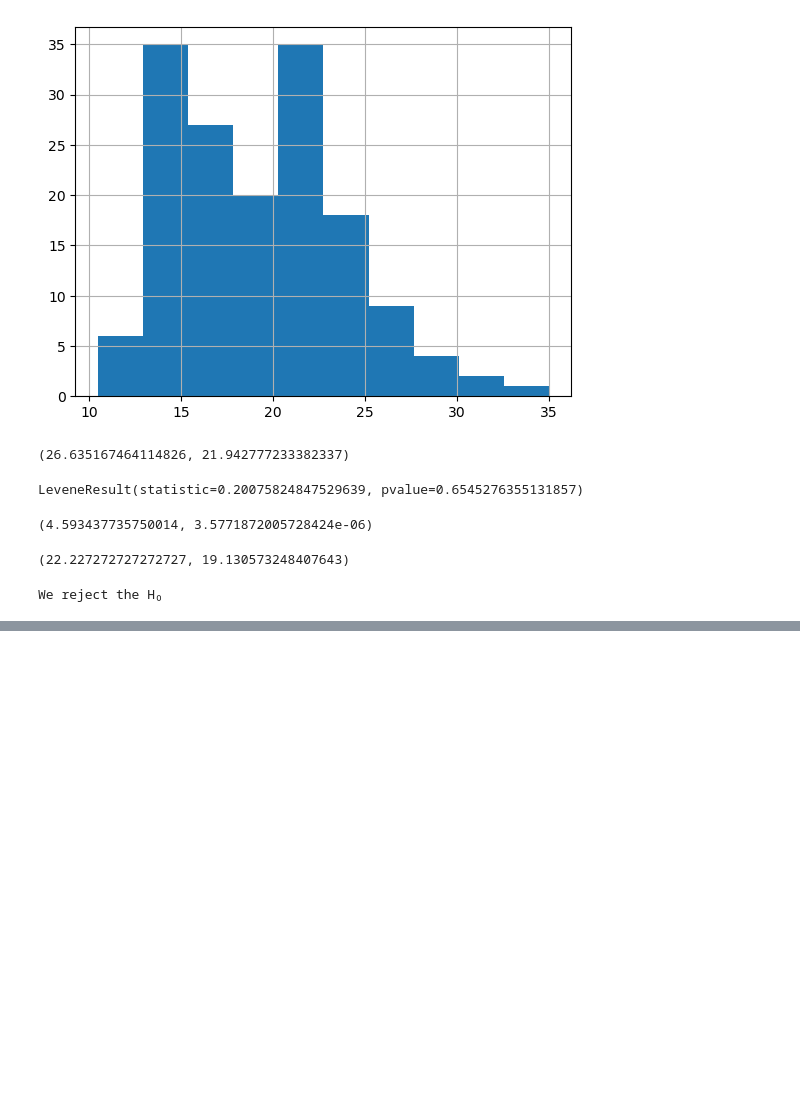
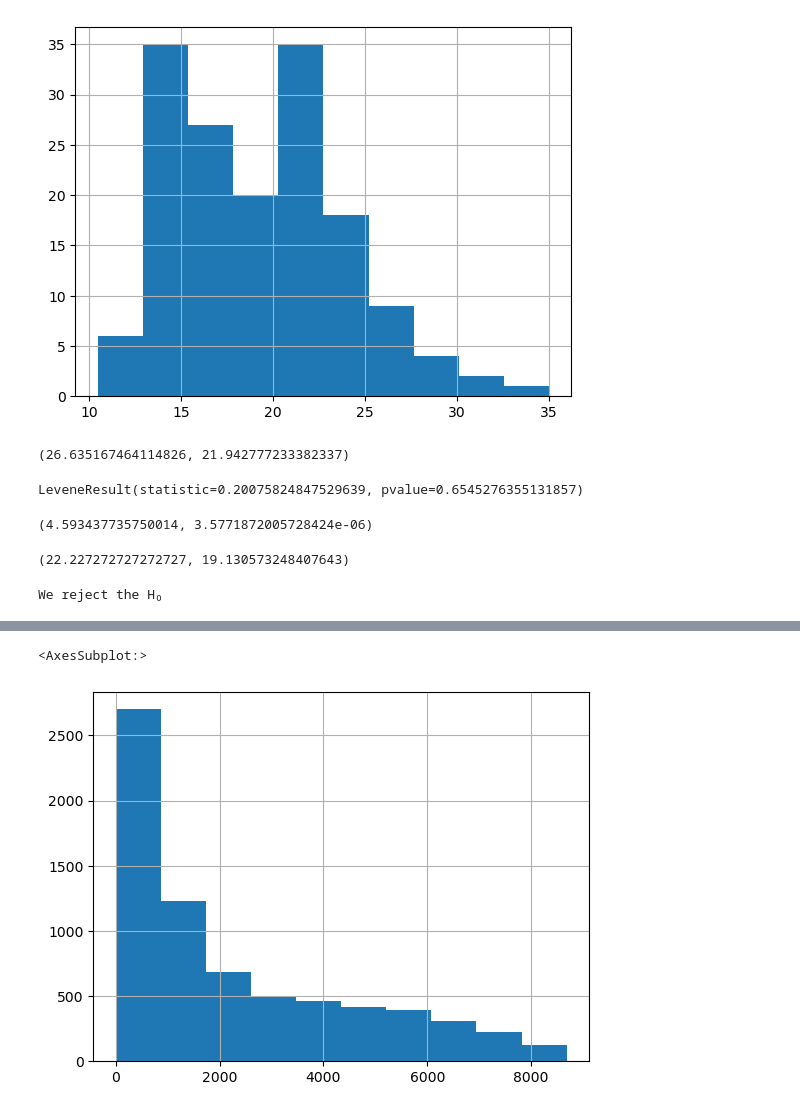
Before and after one commit to nicolas-angarita/Statistics-exercises, a Jupyter notebook: hypothesis_testing.ipynb, the cells around one changed output, grey strips where cells are left out. Cells and saved outputs as stored; diff of their text form; code cells hidden in the pictures; blank space fills up the shorter version.

```diff
--- a/hypothesis_testing.ipynb
+++ b/hypothesis_testing.ipynb
@@ -274,0 +465,5 @@ We reject the H₀
+# %%
+total_charges_df.total_charges.hist()
+# %% [output]
+<AxesSubplot:>
+[figure, added]
```
Also changed, not shown: parts of 69 cells of this notebook, 1 other file.
